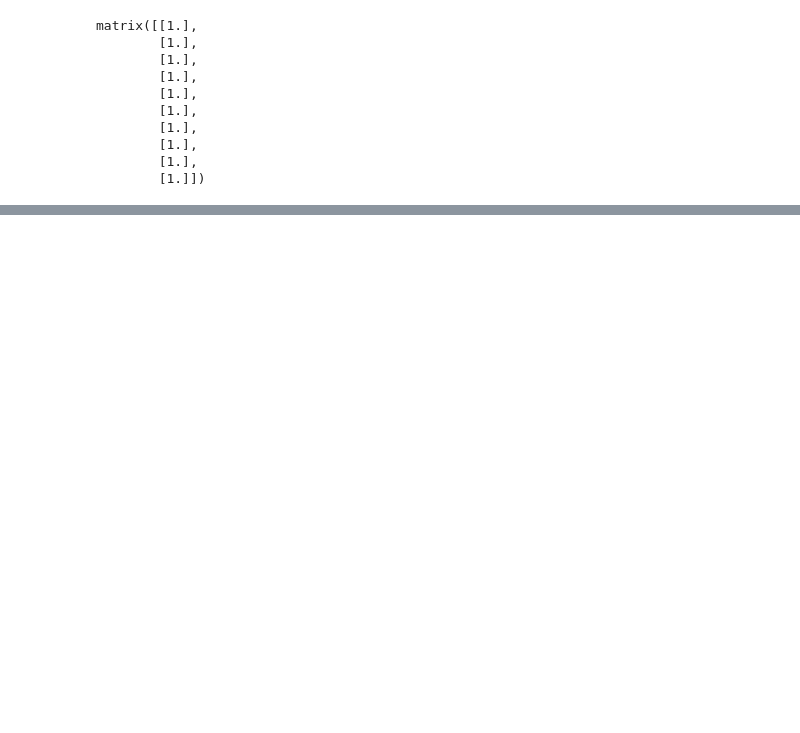
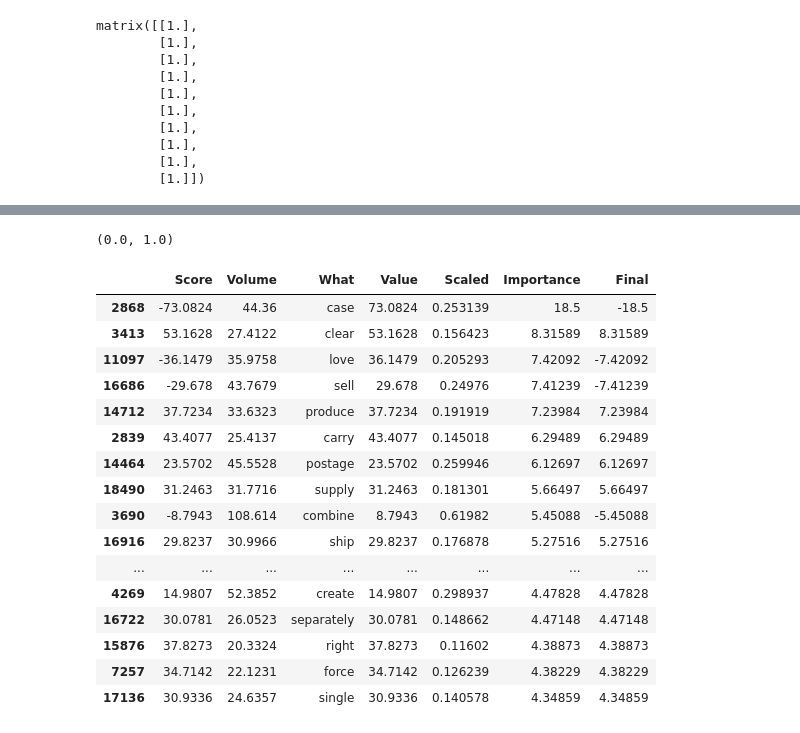
Before and after one commit to danielhanchen/UNSW_MARK_AI, a Jupyter notebook: Toys Dataset.ipynb, the cells around one changed output, grey strips where cells are left out. Saved outputs shown, nothing was run; the diff lists cells and outputs as text; code cells hidden in the pictures; blank space fills up the shorter version.

```diff
--- a/Toys Dataset.ipynb
+++ b/Toys Dataset.ipynb
@@ -298,0 +833,2 @@ Topic #19: ex pokémon weatherproof tcg hall locomotive railroad kiting region s
+# %%
+scores['Value'] = np.abs(scores['Score'])
@@ -298,0 +863,33 @@ Topic #19: ex pokémon weatherproof tcg hall locomotive railroad kiting region s
+# %%
+scaled = (scores['Volume'] - scores['Volume'].min())/(scores['Volume'].max()-scores['Volume'].min())
+# %%
+scaled.min(), scaled.max()
+# %% [output]
+(0.0, 1.0)
+# %%
+scores['Scaled'] = scaled
+scores['Importance'] = scores['Value']*scores['Scaled']
+scores = scores.loc[scores['Importance']>0.5]
+scores.sort_values(by = 'Importance', ascending = False, inplace = True)
+# %%
+scores['Final'] = scores['Importance']*((scores['Score'] > 0)*1).replace({0:-1})
+# %%
+scores[0:20].style.bar(subset = ['Final'], align = 'mid', color = ['red','green'])
+# %% [output]
+|  | Score | Volume | What | Value | Scaled | Importance | Final |
+| 2868 | -73.0824 | 44.36 | case | 73.0824 | 0.253139 | 18.5 | -18.5 |
+| 3413 | 53.1628 | 27.4122 | clear | 53.1628 | 0.156423 | 8.31589 | 8.31589 |
+| 11097 | -36.1479 | 35.9758 | love | 36.1479 | 0.205293 | 7.42092 | -7.42092 |
+| 16686 | -29.678 | 43.7679 | sell | 29.678 | 0.24976 | 7.41239 | -7.41239 |
+| 14712 | 37.7234 | 33.6323 | produce | 37.7234 | 0.191919 | 7.23984 | 7.23984 |
+| 2839 | 43.4077 | 25.4137 | carry | 43.4077 | 0.145018 | 6.29489 | 6.29489 |
+| 14464 | 23.5702 | 45.5528 | postage | 23.5702 | 0.259946 | 6.12697 | 6.12697 |
+| 18490 | 31.2463 | 31.7716 | supply | 31.2463 | 0.181301 | 5.66497 | 5.66497 |
+| 3690 | -8.7943 | 108.614 | combine | 8.7943 | 0.61982 | 5.45088 | -5.45088 |
+| 16916 | 29.8237 | 30.9966 | ship | 29.8237 | 0.176878 | 5.27516 | 5.27516 |
+| ... | ... | ... | ... | ... | ... | ... | ... |
+| 4269 | 14.9807 | 52.3852 | create | 14.9807 | 0.298937 | 4.47828 | 4.47828 |
+| 16722 | 30.0781 | 26.0523 | separately | 30.0781 | 0.148662 | 4.47148 | 4.47148 |
+| 15876 | 37.8273 | 20.3324 | right | 37.8273 | 0.11602 | 4.38873 | 4.38873 |
+| 7257 | 34.7142 | 22.1231 | force | 34.7142 | 0.126239 | 4.38229 | 4.38229 |
+| 17136 | 30.9336 | 24.6357 | single | 30.9336 | 0.140578 | 4.34859 | 4.34859 |
```
Also changed, not shown: parts of 64 cells of this notebook.
